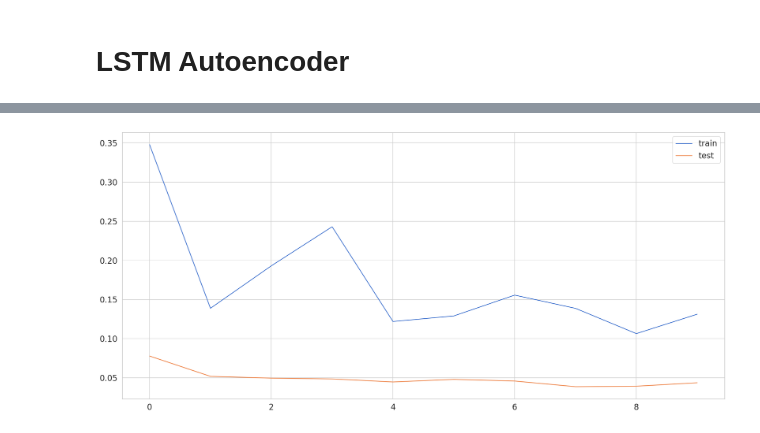
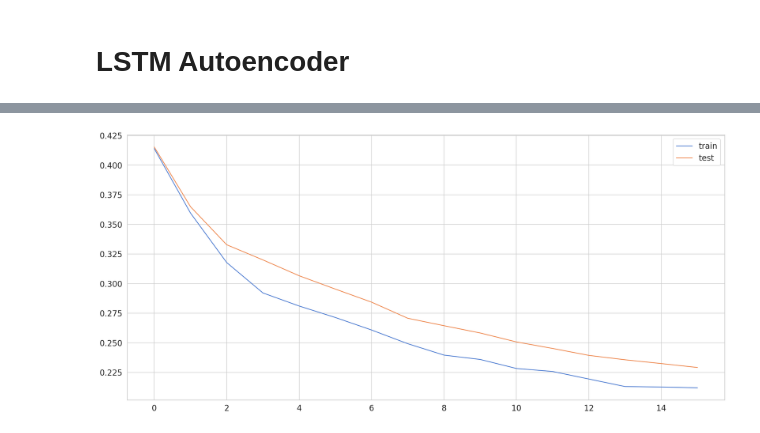
Before and after one commit to char8060/timeseries-anomaly, a Jupyter notebook: anomaly_detection.ipynb, the cells around one changed output, grey strips where cells are left out. Saved outputs shown, nothing was run; the diff lists cells and outputs as text; code cells hidden in the pictures.

```diff
--- a/anomaly_detection.ipynb
+++ b/anomaly_detection.ipynb
@@ -148,9 +144,12 @@ model.compile(loss='mae', optimizer='adam')
 # %%
 history = model.fit(
     X_train, y_train,
-    epochs=10,
+    epochs=16,
     batch_size=32,
     validation_split=0.1,
     shuffle=False
     )
+plt.plot(history.history['loss'],label='train')
+plt.plot(history.history['val_loss'],label='test')
+plt.legend();
 # %% [output]
@@ -177,9 +173,4 @@ Epoch 10/10
+[figure, added]
-# %%
-plt.plot(history.history['loss'],label='train')
-plt.plot(history.history['val_loss'],label='test')
-plt.legend();
-# %% [output]
-[figure, removed]
 # %%
 X_train_pred = model.predict(X_train)
 # %%
```
Also changed, not shown: parts of 19 cells of this notebook, 1 other file.
